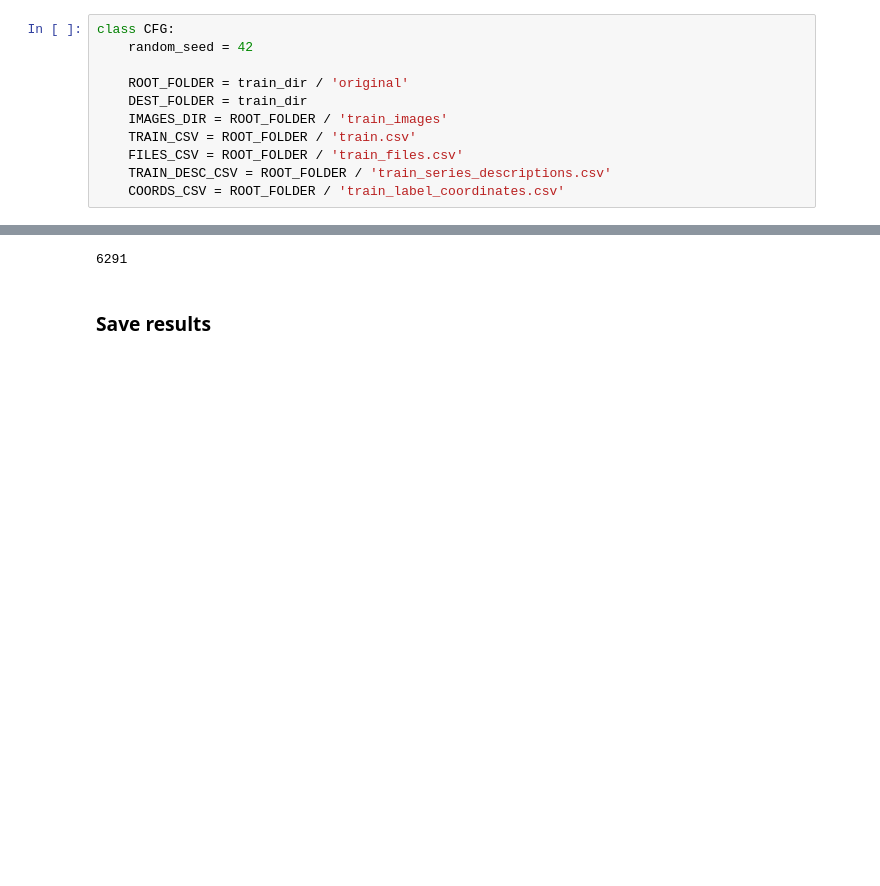
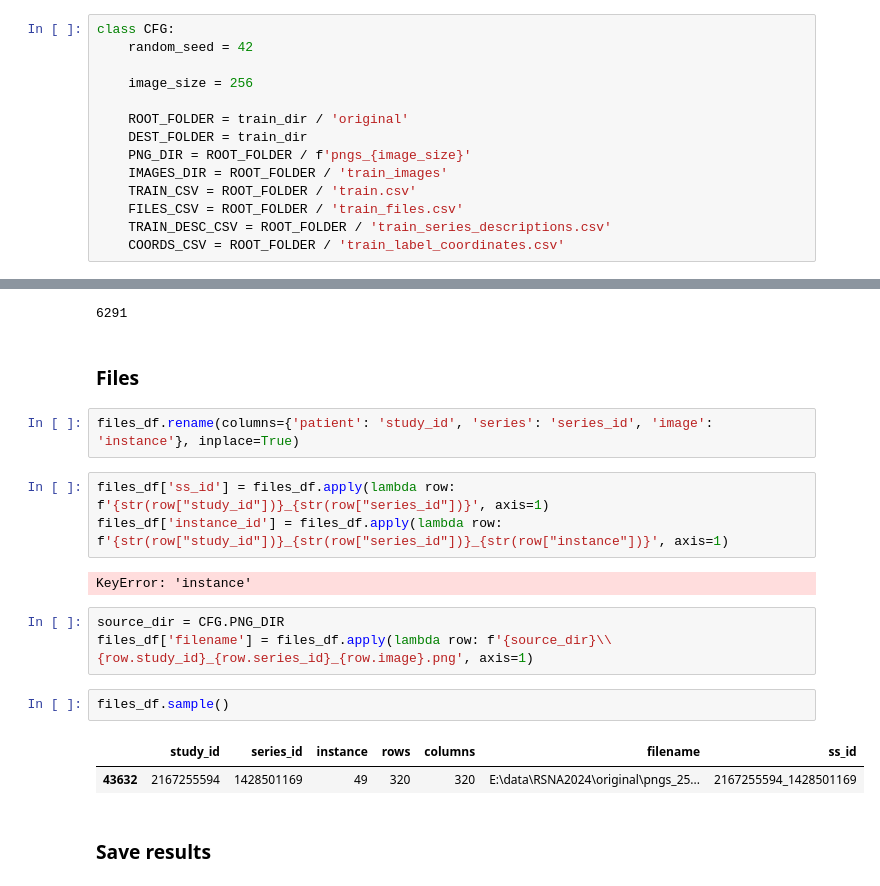
Before and after one commit to rosulucian/deep_learning_playground, a Jupyter notebook: kaggle/RSNA/datasets.ipynb, the cells around one changed output, grey strips where cells are left out. Saved outputs shown, nothing was run; the diff lists cells and outputs as text; blank space fills up the shorter version.

```diff
--- a/kaggle/RSNA/datasets.ipynb
+++ b/kaggle/RSNA/datasets.ipynb
@@ -15,8 +15,11 @@ train_dir = Path('E:\data\RSNA2024')
 class CFG:
     random_seed = 42
 
+    image_size = 256
+
     ROOT_FOLDER = train_dir / 'original'
     DEST_FOLDER = train_dir
+    PNG_DIR = ROOT_FOLDER / f'pngs_{image_size}'
     IMAGES_DIR = ROOT_FOLDER / 'train_images'
     TRAIN_CSV = ROOT_FOLDER / 'train.csv'
     FILES_CSV = ROOT_FOLDER / 'train_files.csv'
@@ -220,6 +226,23 @@ Name: instance, Length: 6291, dtype: object
 coords_df.id.nunique()
 # %% [output]
 6291
+# %% [markdown]
+### Files
+# %%
+files_df.rename(columns={'patient': 'study_id', 'series': 'series_id', 'image': 'instance'}, inplace=True)
+# %%
+files_df['ss_id'] = files_df.apply(lambda row: f'{str(row["study_id"])}_{str(row["series_id"])}', axis=1)
+files_df['instance_id'] = files_df.apply(lambda row: f'{str(row["study_id"])}_{str(row["series_id"])}_{str(row["instance"])}', axis=1)
+# %% [output]
+KeyError: 'instance'
+# %%
+source_dir = CFG.PNG_DIR
+files_df['filename'] = files_df.apply(lambda row: f'{source_dir}\\{row.study_id}_{row.series_id}_{row.image}.png', axis=1)
+# %%
+files_df.sample()
+# %% [output]
+|  | study_id | series_id | instance | rows | columns | filename | ss_id |
+| 43632 | 2167255594 | 1428501169 | 49 | 320 | 320 | E:\data\RSNA2024\original\pngs_25... | 2167255594_1428501169 |
 # %% [markdown]
 ### Save results
 # %%
```
Also changed, not shown: parts of 4 cells of this notebook, 3 other files.
